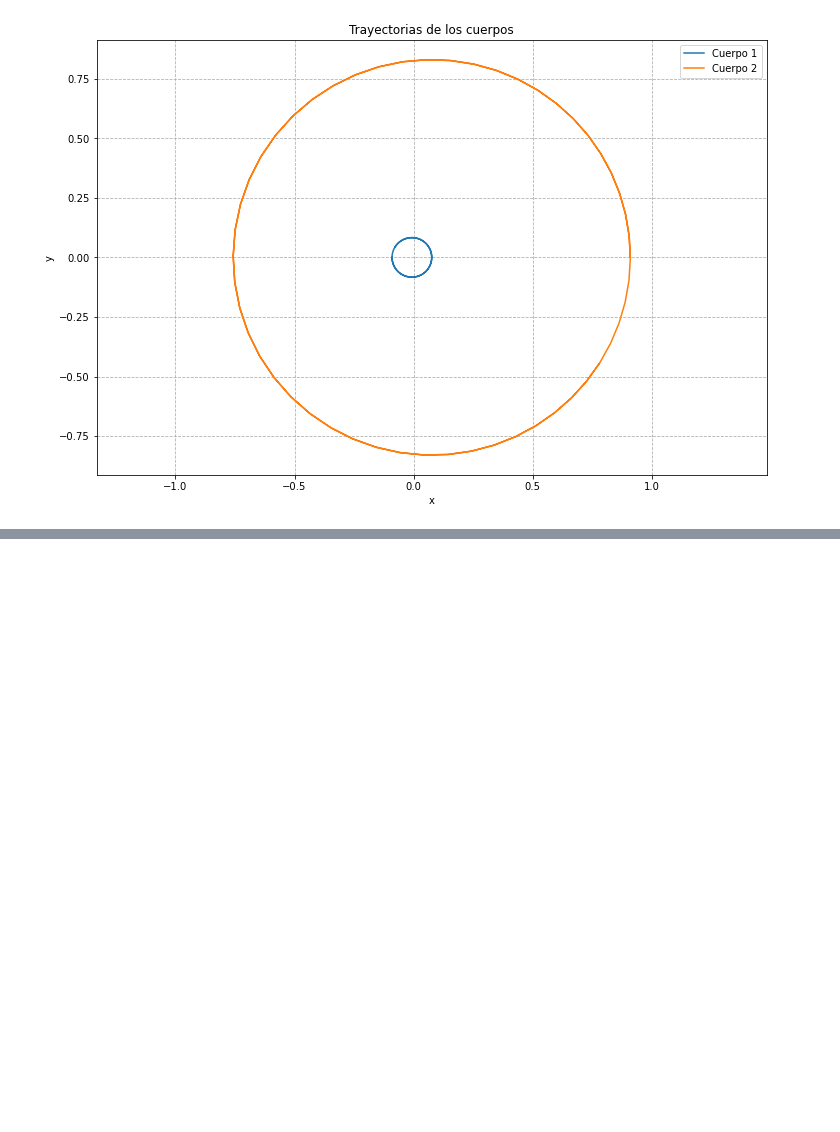
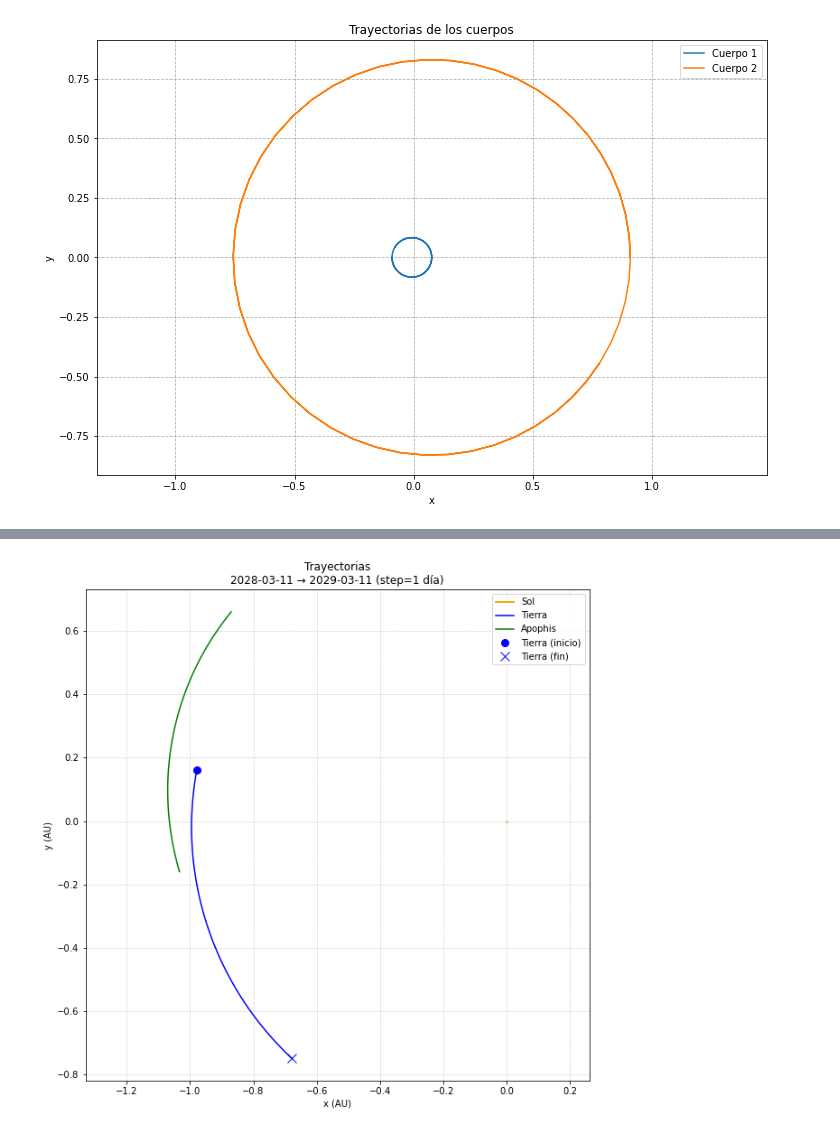
Before and after one commit to Daniel-534/MecanicaCeleste, a Jupyter notebook: ProyectoApophis/CarpetaDePruebas/PruebasConRebound.ipynb, the cells around one changed output, grey strips where cells are left out. Cells and saved outputs as stored; diff of their text form; code cells hidden in the pictures; blank space fills up the shorter version.

Commit message:
Actualización

```diff
--- a/ProyectoApophis/CarpetaDePruebas/PruebasConRebound.ipynb
+++ b/ProyectoApophis/CarpetaDePruebas/PruebasConRebound.ipynb
@@ -61,0 +114,73 @@ os.getcwd()
+# %%
+import rebound as rb
+import numpy as np
+import matplotlib.pyplot as plt
+from datetime import datetime, timedelta
+
+# ============================================
+# 1. DEFINIR FECHAS (start, end, step)
+# ============================================
+fecha_inicio = datetime(2028, 3, 11)
+fecha_fin = datetime(2029, 3, 11)
+step_dias = 1  # 1 día entre cada punto
+
+# Crear array de fechas
+fechas = []
+fecha_actual = fecha_inicio
+while fecha_actual <= fecha_fin:
+    fechas.append(fecha_actual)
+    fecha_actual += timedelta(days=step_dias)
+
+# Convertir a tiempo relativo en AÑOS (REBOUND usa años como unidad)
+ts = np.array([(f - fecha_inicio).days / 365.25 for f in fechas])
+
+print(f"Fecha inicio: {fecha_inicio.date()}")
+print(f"Fecha fin: {fecha_fin.date()}")
+print(f"Número de pasos: {len(ts)}")
+print(f"Tiempo total: {ts[-1]:.4f} años")
+
+# ============================================
+# 2. CREAR SIMULACIÓN
+# ============================================
+sim = rb.Simulation()
+sim.add('Sun', date=fecha_inicio.strftime('%Y-%m-%d'))
+sim.add('Earth', date=fecha_inicio.strftime('%Y-%m-%d'))
+sim.add('Apophis', date=fecha_inicio.strftime('%Y-%m-%d'))
+
+# ============================================
+# 3. ARRAYS PARA ALMACENAR DATOS
+# ============================================
+n_cuerpos = 3
+n_pasos = len(ts)
+rs = np.zeros((n_cuerpos, n_pasos, 3))
+vs = np.zeros((n_cuerpos, n_pasos, 3))
+
+# ============================================
+# 4. INTEGRAR Y GUARDAR DATOS
+# ============================================
+for i, t in enumerate(ts):
+    sim.integrate(t)
+    for j in range(n_cuerpos):
+        rs[j, i] = sim.particles[j].xyz
+        vs[j, i] = sim.particles[j].vxyz
+
+# ============================================
+# 5. PLOTEAR TRAYECTORIAS
+# ============================================
+plt.figure(figsize=(10, 10))
+plt.plot(rs[0, :, 0], rs[0, :, 1], label='Sol', color='orange', linewidth=2)
+plt.plot(rs[1, :, 0], rs[1, :, 1], label='Tierra', color='blue', linewidth=1.5)
+plt.plot(rs[2, :, 0], rs[2, :, 1], label='Apophis', color='green', linewidth=1.5)
+
+# Marcar inicio y fin de la Tierra
+plt.plot(rs[1, 0, 0], rs[1, 0, 1], 'bo', markersize=8, label='Tierra (inicio)')
+plt.plot(rs[1, -1, 0], rs[1, -1, 1], 'bx', markersize=10, label='Tierra (fin)')
+
+plt.xlabel('x (AU)')
+plt.ylabel('y (AU)')
+plt.title(f'Trayectorias\n{fecha_inicio.date()} → {fecha_fin.date()} (step={step_dias} día)')
+plt.legend()
+plt.axis('equal')
+plt.grid(ls="--", alpha=0.5)
+plt.show()
+# %% [output]
@@ -61,0 +197 @@ os.getcwd()
+[figure, added]
```
Also changed, not shown: parts of 8 cells of this notebook.
